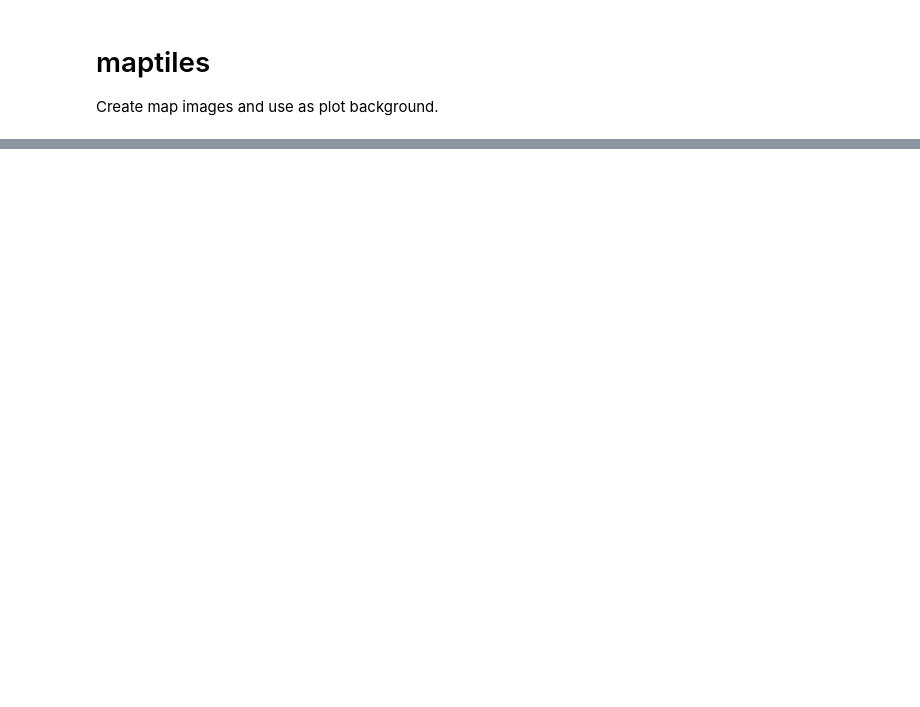
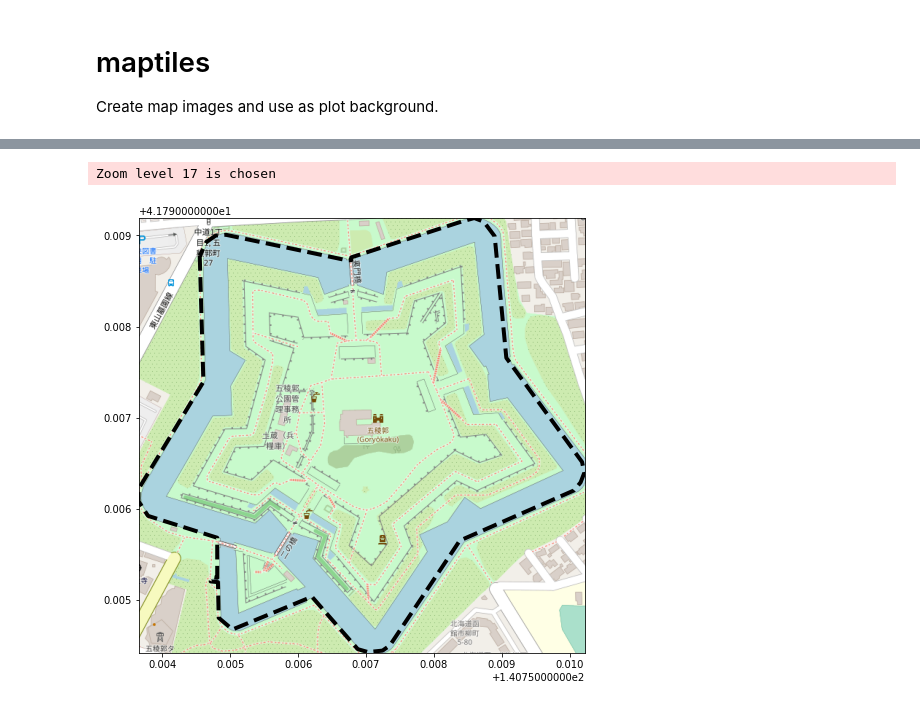
Before and after one commit to kota7/maptiles, a Jupyter notebook: example.ipynb, the cells around one changed output, grey strips where cells are left out. Saved outputs shown, nothing was run; the diff lists cells and outputs as text; code cells hidden in the pictures; blank space fills up the shorter version.

```diff
--- a/example.ipynb
+++ b/example.ipynb
@@ -50,0 +43,24 @@ Zoom level 18 is chosen
+# %%
+# Goryokaku Castle in Hokkaido, Japan
+goryokaku = [[140.7545506954193, 41.79877552882002], [140.7546043395996, 41.797391817910004], [140.7536494731903, 41.7962160400744],
+             [140.7536494731903, 41.79608006437536], [140.75378894805905, 41.79592009259535], [140.75480818748474, 41.79568013417667],
+             [140.75480818748474, 41.79524020807576], [140.75473308563232, 41.79524820675909], [140.7547116279602, 41.79520021464413],
+             [140.7548189163208, 41.79519221595479], [140.75482964515686, 41.7948002789552], [140.755033493042, 41.79467229900768],
+             [140.75620293617249, 41.79503224195874], [140.75687885284424, 41.794456332266776], [140.75702905654907, 41.79442433713216],
+             [140.75724363327026, 41.79444033470147], [140.75735092163086, 41.79449632616259], [140.75838088989255, 41.795648139652975],
+             [140.76006531715393, 41.79620004294831], [140.76016187667847, 41.796288027092395], [140.76021552085876, 41.79639200819787],
+             [140.7601833343506, 41.79651198618687], [140.75906753540036, 41.7976557650716], [140.75889587402344, 41.79899148100668],
+             [140.75873494148254, 41.79915144512023], [140.75859546661377, 41.79919143608624], [140.7584023475647, 41.79915144512023],
+             [140.7567822933197, 41.798759532332795], [140.7567822933197, 41.79872753934637], [140.75671792030334, 41.79872753934637],
+             [140.75493693351746, 41.79900747743603], [140.75478672981262, 41.79899947922184], [140.75464725494385, 41.798927495249465],
+             [140.7545506954193, 41.79877552882002]]
+lons, lats = zip(*goryokaku)
+bounds = min(lons), max(lats), max(lons), min(lats)
+fig, ax = plt.subplots(figsize=(8, 8))
+draw_map(bounds, ax=ax)
+
+ax.plot(lons, lats, c="black", linewidth=4, linestyle="dashed")
+None
+# %% [output]
+Zoom level 17 is chosen
+[figure, added]
```
Also changed, not shown: parts of 18 cells of this notebook, 2 other files.
